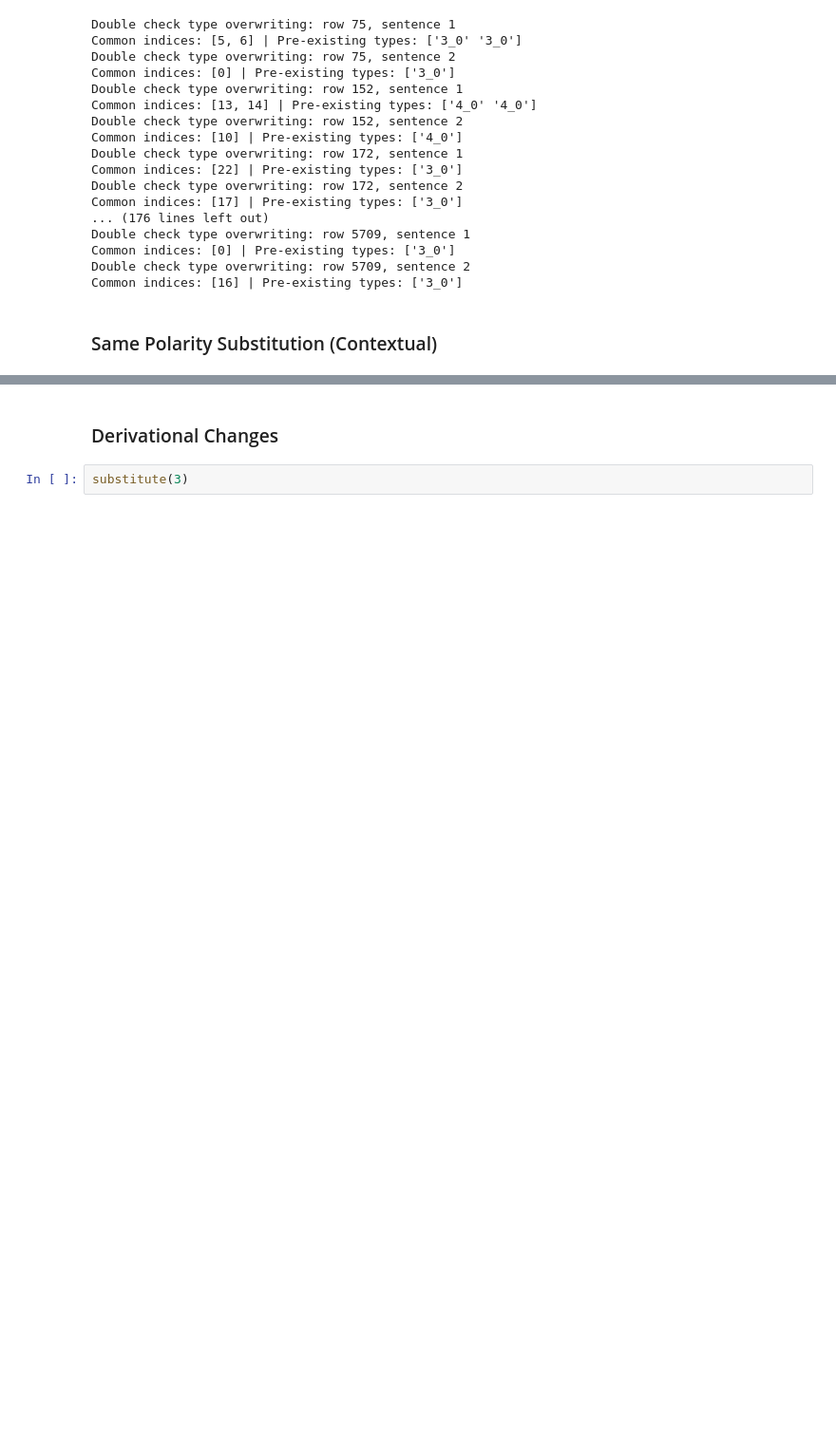
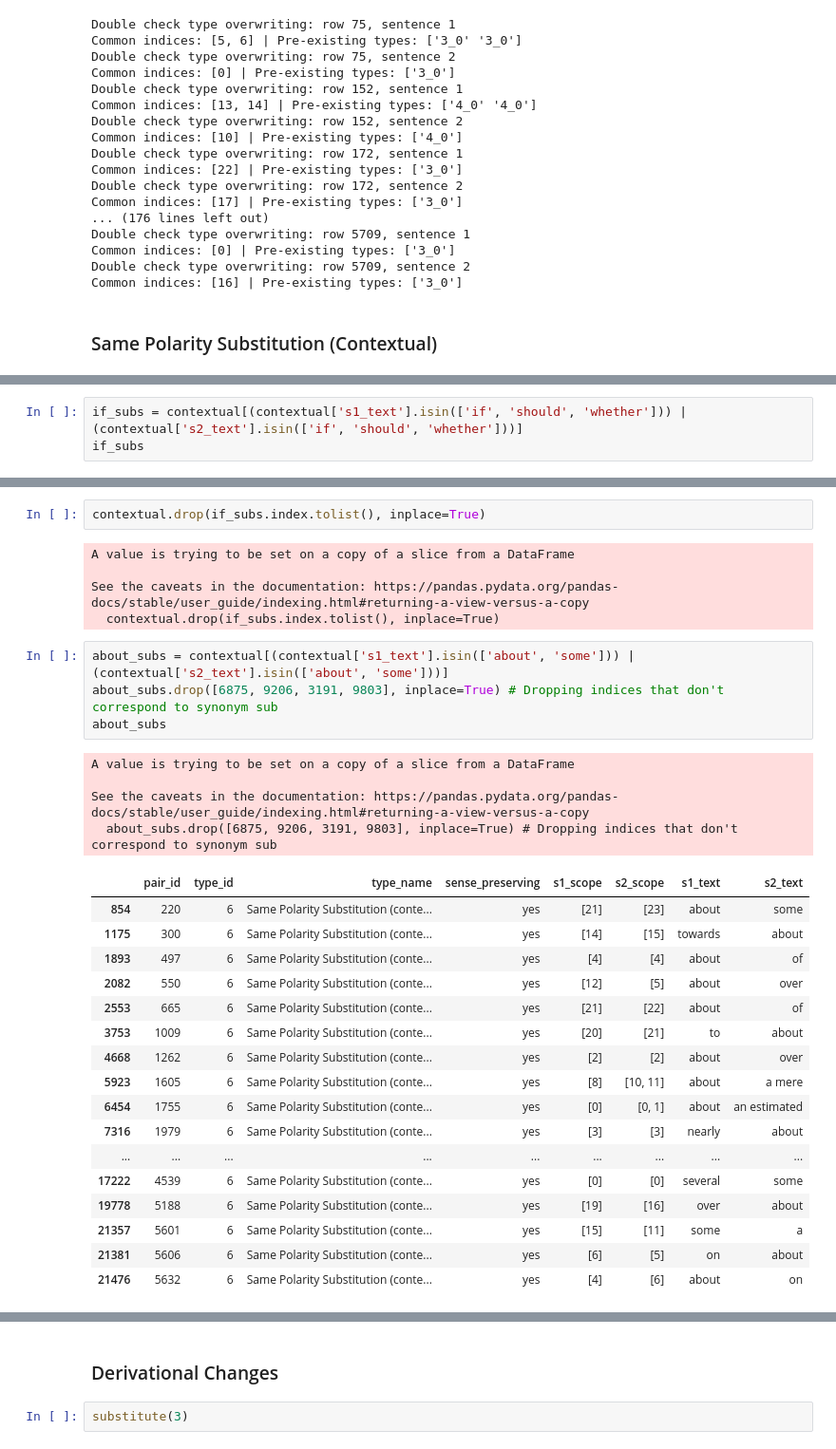
Before and after one commit to lucasadelino/thesis, a Jupyter notebook: reannotation.ipynb, the cells around one changed output, grey strips where cells are left out. Shown at 95% size. Drawn from its saved outputs; the diff is of its cells as text; blank space fills up the shorter version.

```diff
--- a/reannotation.ipynb
+++ b/reannotation.ipynb
@@ -454,0 +563,3 @@ Common indices: [16] | Pre-existing types: ['3_0']
+# %%
+if_subs = contextual[(contextual['s1_text'].isin(['if', 'should', 'whether'])) | (contextual['s2_text'].isin(['if', 'should', 'whether']))]
+if_subs
@@ -454,0 +574,33 @@ Common indices: [16] | Pre-existing types: ['3_0']
+# %%
+contextual.drop(if_subs.index.tolist(), inplace=True)
+# %% [output]
+A value is trying to be set on a copy of a slice from a DataFrame
+
+See the caveats in the documentation: https://pandas.pydata.org/pandas-docs/stable/user_guide/indexing.html#returning-a-view-versus-a-copy
+  contextual.drop(if_subs.index.tolist(), inplace=True)
+# %%
+about_subs = contextual[(contextual['s1_text'].isin(['about', 'some'])) | (contextual['s2_text'].isin(['about', 'some']))]
+about_subs.drop([6875, 9206, 3191, 9803], inplace=True) # Dropping indices that don't correspond to synonym sub
+about_subs
+# %% [output]
+A value is trying to be set on a copy of a slice from a DataFrame
+
+See the caveats in the documentation: https://pandas.pydata.org/pandas-docs/stable/user_guide/indexing.html#returning-a-view-versus-a-copy
+  about_subs.drop([6875, 9206, 3191, 9803], inplace=True) # Dropping indices that don't correspond to synonym sub
+|  | pair_id | type_id | type_name | sense_preserving | s1_scope | s2_scope | s1_text | s2_text |
+| 854 | 220 | 6 | Same Polarity Substitution (conte... | yes | [21] | [23] | about | some |
+| 1175 | 300 | 6 | Same Polarity Substitution (conte... | yes | [14] | [15] | towards | about |
+| 1893 | 497 | 6 | Same Polarity Substitution (conte... | yes | [4] | [4] | about | of |
+| 2082 | 550 | 6 | Same Polarity Substitution (conte... | yes | [12] | [5] | about | over |
+| 2553 | 665 | 6 | Same Polarity Substitution (conte... | yes | [21] | [22] | about | of |
+| 3753 | 1009 | 6 | Same Polarity Substitution (conte... | yes | [20] | [21] | to | about |
+| 4668 | 1262 | 6 | Same Polarity Substitution (conte... | yes | [2] | [2] | about | over |
+| 5923 | 1605 | 6 | Same Polarity Substitution (conte... | yes | [8] | [10, 11] | about | a mere |
+| 6454 | 1755 | 6 | Same Polarity Substitution (conte... | yes | [0] | [0, 1] | about | an estimated |
+| 7316 | 1979 | 6 | Same Polarity Substitution (conte... | yes | [3] | [3] | nearly | about |
+| ... | ... | ... | ... | ... | ... | ... | ... | ... |
+| 17222 | 4539 | 6 | Same Polarity Substitution (conte... | yes | [0] | [0] | several | some |
+| 19778 | 5188 | 6 | Same Polarity Substitution (conte... | yes | [19] | [16] | over | about |
+| 21357 | 5601 | 6 | Same Polarity Substitution (conte... | yes | [15] | [11] | some | a |
+| 21381 | 5606 | 6 | Same Polarity Substitution (conte... | yes | [6] | [5] | on | about |
+| 21476 | 5632 | 6 | Same Polarity Substitution (conte... | yes | [4] | [6] | about | on |
```
Also changed, not shown: parts of 202 cells of this notebook, 2 other files.
